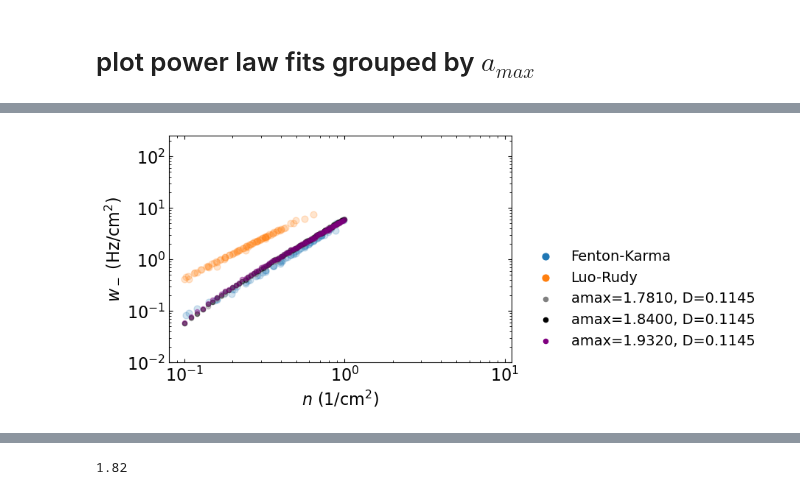
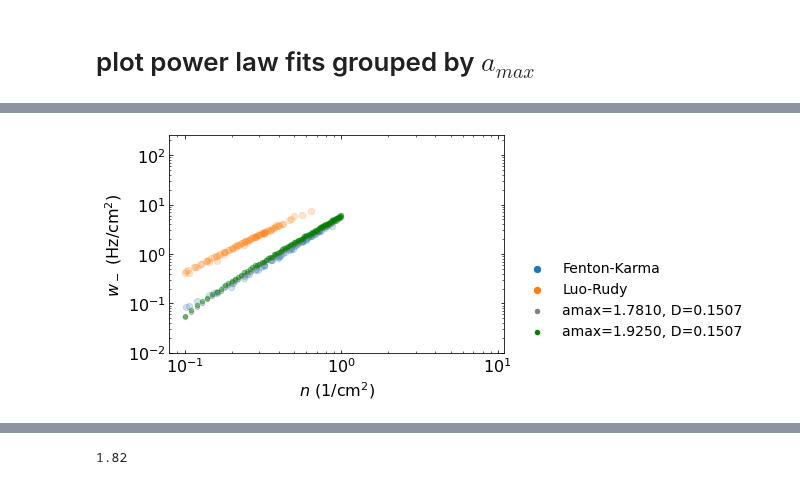
Before and after one commit to timtyree/bgmc, a Jupyter notebook: python/visualizing error function of linear to full annihilation rates.ipynb, the cells around one changed output, grey strips where cells are left out. Cells and saved outputs as stored; diff of their text form; code cells hidden in the pictures.

```diff
--- a/python/visualizing error function of linear to full annihilation rates.ipynb
+++ b/python/visualizing error function of linear to full annihilation rates.ipynb
@@ -81,7 +79,7 @@ run_num_lst=[32,29]
 #note 31==30...
 run_num_lst=[28,29]  #what is in Particle_Paper
 # run_num_lst=[32,33]
-
+run_num_lst=[35,35]
 
 use_filterby_neighbor=True
 # neighbor=0
@@ -247,5 +261,6 @@ KeyError: 'neighbor'
 # %%
-run_num=33 #all alinear estimators at L=10
+run_num=35 #
+# run_num=33 #all alinear estimators at L=10
 # run_num=32 #all constrained to observed at L=5
 # run_num=28  #what is in Particle_Paper
 parquet_dir_defects_fk=f'{nb_dir}/data/osg_output/run_{run_num}_defects_to_fk.parquet'
@@ -565,6 +579,8 @@ amax_set_values,D_set_values
 # %%
 #FK
 D_fk = 0.1145
+D_fk =  0.1507
+# D_fk =  0.129
 amax_fk=1.781 #works
 # amax_fk= 1.84 #works
 # amax_fk= 0.658 #clearly too small
@@ -572,6 +588,8 @@ amax_fk=1.781 #works
 # amax_fk= 2.735 #too big
 #LR
 D_lr = 0.4158
+D_lr = 3.7566
+# D_lr = 3.6942
 amax_lr= 10.147  #works
 # amax_lr= 12.017  #barely too big
 # amax_lr= 8.63 #works
@@ -685,8 +709,10 @@ df_defects_lr['amax'] = np.around(df_defects_lr['varkappa'] + 2.*df_defects_lr['
 df_defects_fk['rxn'] = df_defects_fk['kappa']*df_defects_fk['r']**2
 df_defects_lr['rxn'] = df_defects_lr['kappa']*df_defects_lr['r']**2
 # %%
-amax_fk_lst=[1.781,1.84,1.932]
-amax_lr_lst=[8.63,10.147,12.017]
+amax_fk_lst=[1.781,1.84,1.932,1.925]
+amax_lr_lst=[8.63,10.147,12.017,11.244]
+# amax_fk_lst=[1.781,1.84,1.932,1.9252]
+# amax_lr_lst=[8.63,10.147,12.017,11.2437]
 # amax_fk_lst=[1.932]
 # amax_fk_lst=[1.84]
 # amax_fk_lst=[1.781]
@@ -706,7 +744,7 @@ fontsize=16
 # x1lim=[0.008, 11]
 x1lim=[0.08, 11]
 x2lim=[0.01, 250]
-color_lst=['gray','black','purple']
+color_lst=['gray','black','purple','green']
 # vmax=3
 # vmin=1
 #plot annihilation rates
@@ -724,50 +762,53 @@ for color,amax in zip(color_lst,amax_fk_lst):
     query = neighbor == df_powerlaw_fits['neighbor']
     query &= df_powerlaw_fits['amax']==amax
     query &= df_powerlaw_fits['D']==D
+    if query.any():
+        if use_filterby_rxn:
+            query &=df_powerlaw_fits['rxn']<=amax*1.1
 
-    if use_filterby_rxn:
-        query &=df_powerlaw_fits['rxn']<=amax*1.1
+        M_values,m_values = df_powerlaw_fits[query][['M','m']].values.T
 
-    M_values,m_values = df_powerlaw_fits[query][['M','m']].values.T
+        annihil_dist_values = Mscale*(M_values-M)**2 + (m_values-m)**2
+        #fit the linear particle model
+        fit_index = np.argmin(annihil_dist_values)
+        g = df_powerlaw_fits[query].iloc[fit_index]
+        #DONE: verified the right row is selected
+        fit_index = np.argmin(annihil_dist_values)
+        #get the job index
+        r = g['r']
+        kappa = g['kappa']
+        L = g['L']
+        #     print(f"{amax=:.4f}, {D=:.4f}, {r=:.4f}, {kappa=:.4f} --> M: {M_values[fit_index]=:.4f}, nu: {m_values[fit_index]=:.4f}")
+        print(f"{amax=:.4f}, {D=:.4f}, {r**2*kappa=:.4f}, {r=:.4f}, {kappa=:.4f}\t--> M: {M_values[fit_index]:.4f}, nu: {m_values[fit_index]:.4f}")
 
-    annihil_dist_values = Mscale*(M_values-M)**2 + (m_values-m)**2
-    #fit the linear particle model
-    fit_index = np.argmin(annihil_dist_values)
-    g = df_powerlaw_fits[query].iloc[fit_index]
-    #DONE: verified the right row is selected
-    fit_index = np.argmin(annihil_dist_values)
-    #get the job index
-    r = g['r']
-    kappa = g['kappa']
-    L = g['L']
-    #     print(f"{amax=:.4f}, {D=:.4f}, {r=:.4f}, {kappa=:.4f} --> M: {M_values[fit_index]=:.4f}, nu: {m_values[fit_index]=:.4f}")
-    print(f"{amax=:.4f}, {D=:.4f}, {r**2*kappa=:.4f}, {r=:.4f}, {kappa=:.4f}\t--> M: {M_values[fit_index]:.4f}, nu: {m_values[fit_index]:.4f}")
+        query_defects = neighbor == df_defects['neighbor']
+        query_defects&= df_defects['amax']==amax
+        query_defects&= df_defects['D']==D
+        query_defects&= df_defects['L']==L
+        query_defects&= df_defects['r']==r
+        query_defects&= df_defects['kappa']==kappa
+        #print(sum(query_defects))
+        cluster_index = int(df_defects[query_defects]['cluster_index'].head(1))
+        job_index = int(df_defects[query_defects]['job_index'].head(1))
+        # cluster_index = int(df_defects[query_defects]['cluster_index'].tail(1))
+        # job_index = int(df_defects[query_defects]['job_index'].tail(1))
+        # {job_index}
+        input_fn = os.path.join(input_folder,f"job.out.{int(cluster_index)}.{int(job_index)}")
+        assert os.path.exists(input_fn)
+        df_fit,dict_linear_fit = routine_measure_annihilation_defect(input_fn,printing=True,**kwargs)
+        # df_fit_lr,dict_linear_fit_lr = routine_measure_annihilation_defect(input_fn,printing=True,**kwargs)
+        if use_filterby_minN:
+            df_fit = df_fit[df_fit['N']>=minN].copy()
+        #     df_fit_lr = df_fit_lr[df_fit_lr['N']>=minN].copy()
 
-    query_defects = neighbor == df_defects['neighbor']
-    query_defects&= df_defects['amax']==amax
-    query_defects&= df_defects['D']==D
-    query_defects&= df_defects['L']==L
-    query_defects&= df_defects['r']==r
-    query_defects&= df_defects['kappa']==kappa
-    #print(sum(query_defects))
-    cluster_index = int(df_defects[query_defects]['cluster_index'].head(1))
-    job_index = int(df_defects[query_defects]['job_index'].head(1))
-    # cluster_index = int(df_defects[query_defects]['cluster_index'].tail(1))
-    # job_index = int(df_defects[query_defects]['job_index'].tail(1))
-    # {job_index}
-    input_fn = os.path.join(input_folder,f"job.out.{int(cluster_index)}.{int(job_index)}")
-    assert os.path.exists(input_fn)
-    df_fit,dict_linear_fit = routine_measure_annihilation_defect(input_fn,printing=True,**kwargs)
-    # df_fit_lr,dict_linear_fit_lr = routine_measure_annihilation_defect(input_fn,printing=True,**kwargs)
-    if use_filterby_minN:
-        df_fit = df_fit[df_fit['N']>=minN].copy()
-    #     df_fit_lr = df_fit_lr[df_fit_lr['N']>=minN].copy()
+        #plot the trial with the least square distance (in M,m space from the desired powerlaw fit.
+        df_fit.plot.scatter(x='q',y='w',alpha=0.4,ax=ax,color=color,
+                            label=f'{amax=:.4f}, {D=:.4f}')#,vmin=vmin,vmax=vmax,cmap='Greens')
+    #     df_fit.plot.scatter(x='q',y='w',alpha=0.7,ax=ax,c=amax+0.*df_fit['q'].values,
+    #                         label=f'{amax=:.4f}, {D=:.4f}',vmin=vmin,vmax=vmax,cmap='Greens')
 
-    #plot the trial with the least square distance (in M,m space from the desired powerlaw fit.
-    df_fit.plot.scatter(x='q',y='w',alpha=0.4,ax=ax,color=color,
-                        label=f'{amax=:.4f}, {D=:.4f}')#,vmin=vmin,vmax=vmax,cmap='Greens')
-#     df_fit.plot.scatter(x='q',y='w',alpha=0.7,ax=ax,c=amax+0.*df_fit['q'].values,
-#                         label=f'{amax=:.4f}, {D=:.4f}',vmin=vmin,vmax=vmax,cmap='Greens')
+    else:
+        print(f"Warning: no powerlaws found: {amax=}")
 # format_plot
 ax.tick_params(top=True, right=True,direction='in',which='both')
 format_plot(ax=ax,xlabel=r'$n$ (1/cm$^2$)',ylabel=r'$w_-$ (Hz/cm$^2$)',fontsize=fontsize,use_loglog=True)
@@ -785 +827 @@ amax=1.9320, D=0.1145, r**2*kappa=3.2736, r=0.1400, kappa=167.0200      --> M: 5
-[figure, old version]
+[figure, new version]
```
Also changed, not shown: parts of 23 cells of this notebook, 7 other files.
